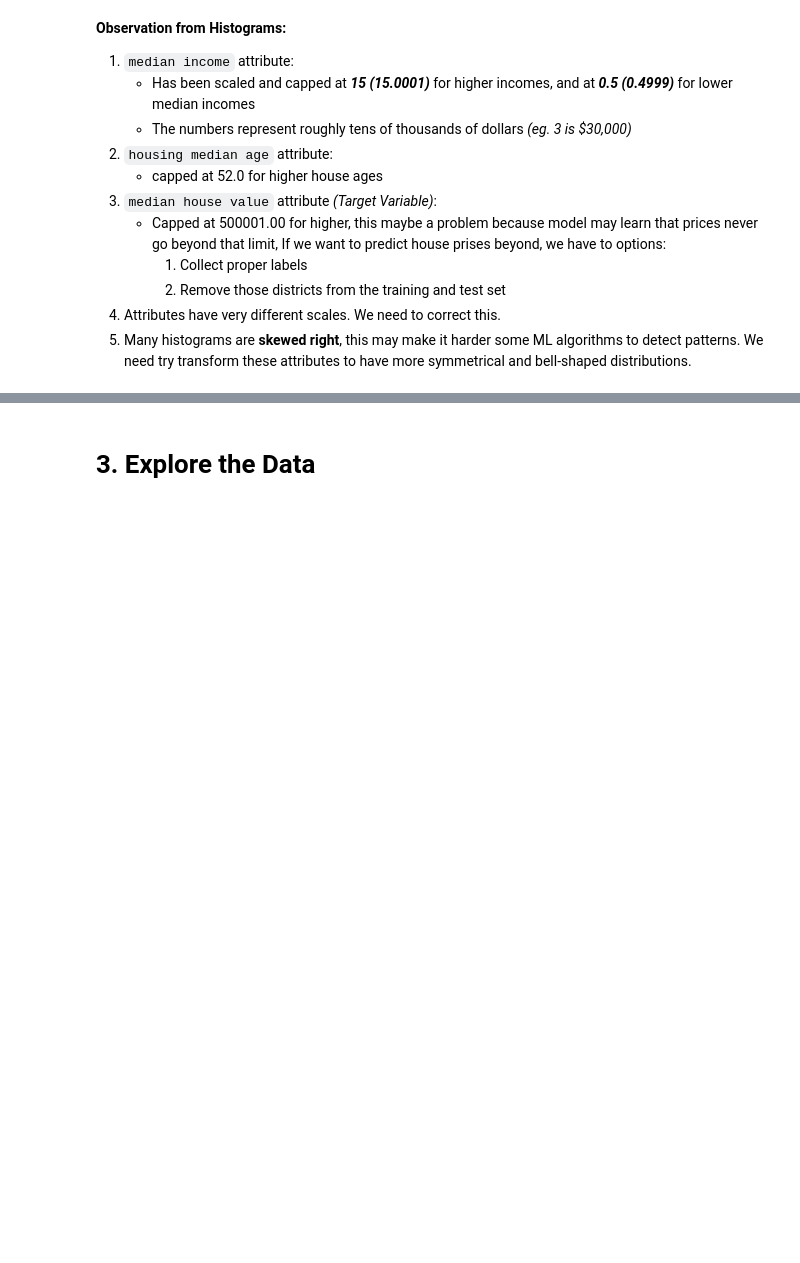
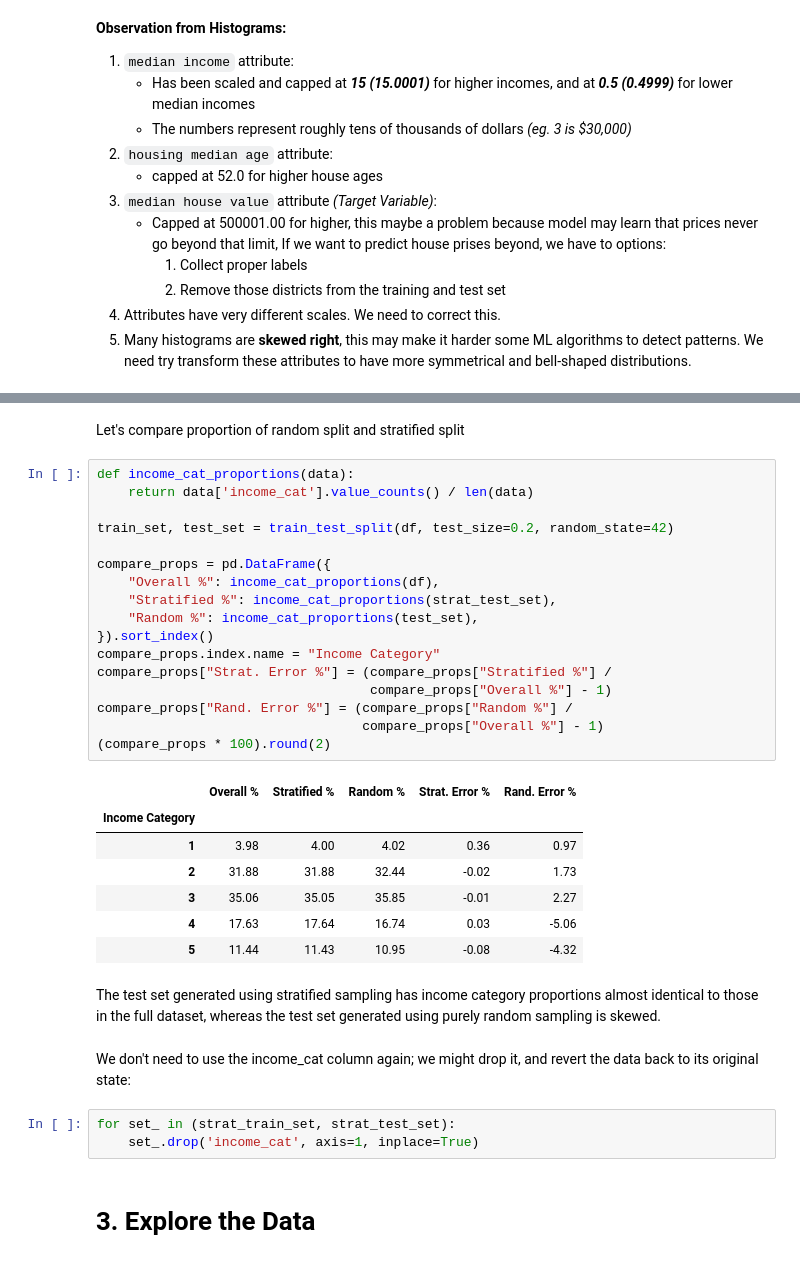
Before and after one commit to enescatagan/house-price-prediction, a Jupyter notebook: notebooks/main_notebook.ipynb, the cells around one changed output, grey strips where cells are left out. Drawn from its saved outputs; the diff is of its cells as text; blank space fills up the shorter version.

```diff
--- a/notebooks/main_notebook.ipynb
+++ b/notebooks/main_notebook.ipynb
@@ -145,3 +194,37 @@ plt.show()
+# %% [markdown]
+Let's compare proportion of random split and stratified split
+# %%
+def income_cat_proportions(data):
+    return data['income_cat'].value_counts() / len(data)
+
+train_set, test_set = train_test_split(df, test_size=0.2, random_state=42)
+
+compare_props = pd.DataFrame({
+    "Overall %": income_cat_proportions(df),
+    "Stratified %": income_cat_proportions(strat_test_set),
+    "Random %": income_cat_proportions(test_set),
+}).sort_index()
+compare_props.index.name = "Income Category"
+compare_props["Strat. Error %"] = (compare_props["Stratified %"] /
+                                   compare_props["Overall %"] - 1)
+compare_props["Rand. Error %"] = (compare_props["Random %"] /
+                                  compare_props["Overall %"] - 1)
+(compare_props * 100).round(2)
+# %% [output]
+|  | Overall % | Stratified % | Random % | Strat. Error % | Rand. Error % |
+| Income Category |  |  |  |  |  |
+| 1 | 3.98 | 4.00 | 4.02 | 0.36 | 0.97 |
+| 2 | 31.88 | 31.88 | 32.44 | -0.02 | 1.73 |
+| 3 | 35.06 | 35.05 | 35.85 | -0.01 | 2.27 |
+| 4 | 17.63 | 17.64 | 16.74 | 0.03 | -5.06 |
+| 5 | 11.44 | 11.43 | 10.95 | -0.08 | -4.32 |
+# %% [markdown]
+The test set generated using stratified sampling has income category proportions almost identical to those in the full dataset, whereas the test set generated using purely random sampling is skewed.
+# %% [markdown]
+We don't need to use the income_cat column again; we might drop it, and revert the data back to its original state:
+# %%
+for set_ in (strat_train_set, strat_test_set):
+    set_.drop('income_cat', axis=1, inplace=True)
 # %% [markdown]
 # **3.** **Explore the Data**
 # %% [markdown]
```
Also changed, not shown: parts of 11 cells of this notebook.
